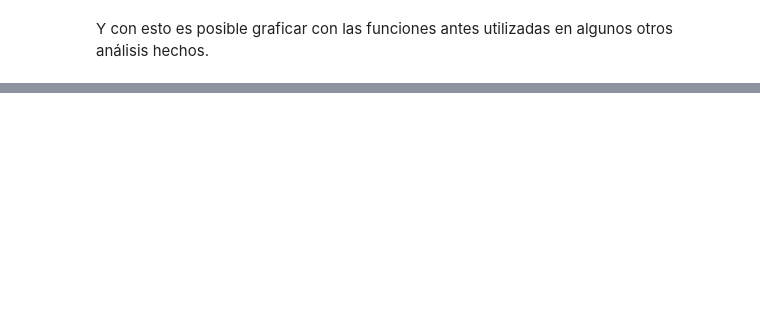
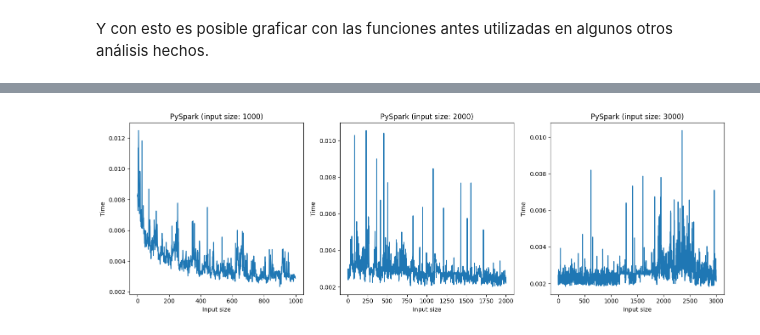
Before and after one commit to TT2024-B106/similarity-measures, a Jupyter notebook: notebooks/pyspark.ipynb, the cells around one changed output, grey strips where cells are left out. Cells and saved outputs as stored; diff of their text form; code cells hidden in the pictures; blank space fills up the shorter version.

Commit message:
Added 3 more pyspark plots

```diff
--- a/notebooks/pyspark.ipynb
+++ b/notebooks/pyspark.ipynb
@@ -130,8 +130,5 @@ plotfn.time_complexity3_spark(
     genjson.dataframe,
     spark,
     "PySpark",
-    3000,
-    3000,
-    True
 )
 # %% [output]
@@ -138,0 +136 @@ plotfn.time_complexity3_spark(
+[figure, added]
```
Also changed, not shown: parts of 6 cells of this notebook.
